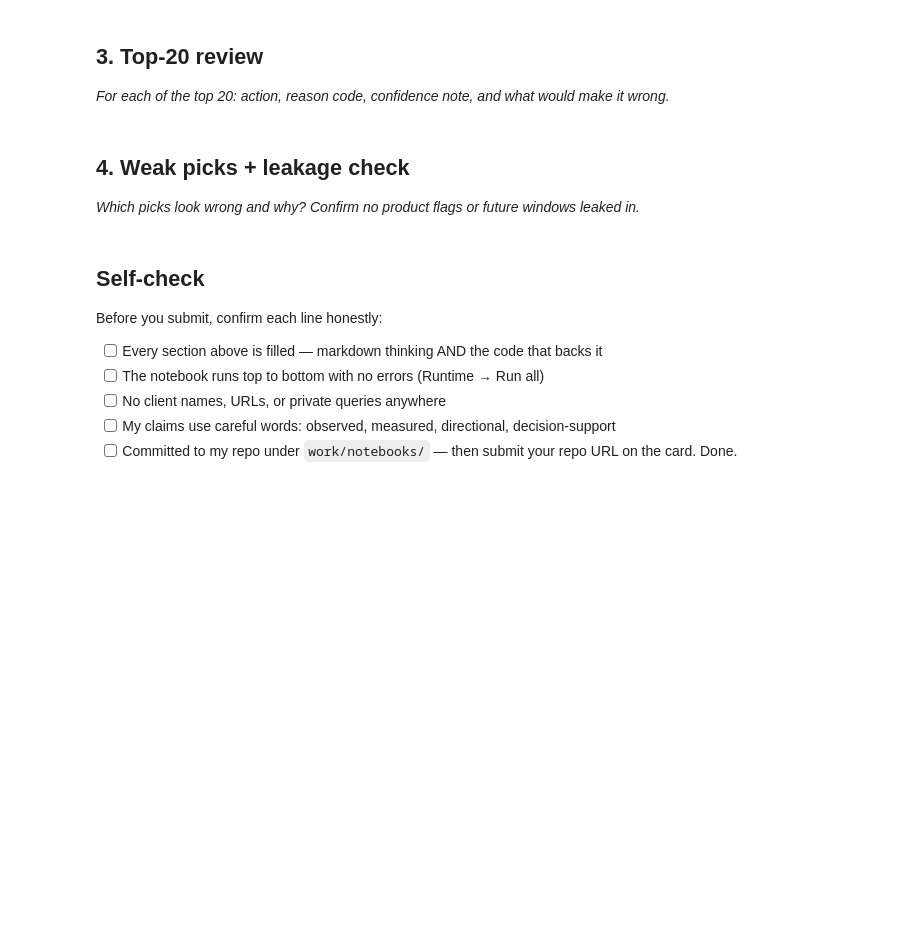
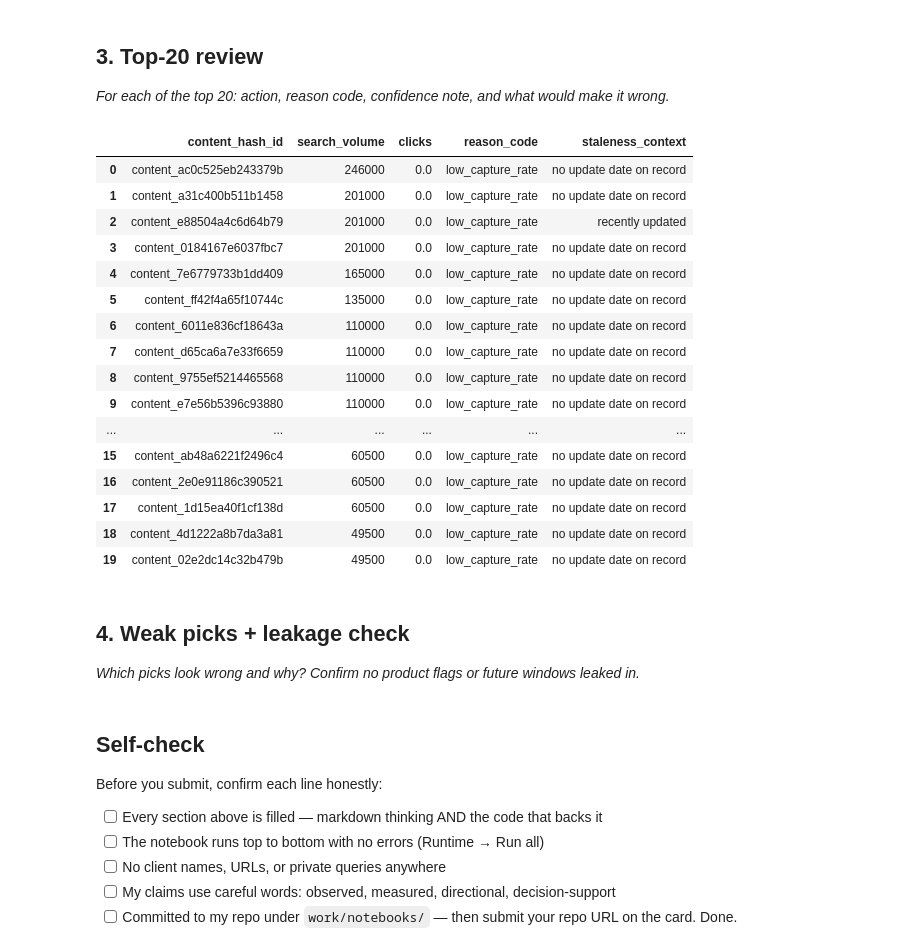
Before and after one commit to AxelYoel/FlyRank-AI-Internship---Axel-Yoel-Chandra, a Jupyter notebook: work/notebooks/w04_baseline_score.ipynb, the cells around one changed output. Saved outputs shown, nothing was run; the diff lists cells and outputs as text; code cells hidden in the pictures; blank space fills up the shorter version.

```diff
--- a/work/notebooks/w04_baseline_score.ipynb
+++ b/work/notebooks/w04_baseline_score.ipynb
@@ -180,0 +344,6 @@ dtype: float64
+# %%
+#action label only for scored rows
+df['action_label']=np.where(df['reason_code']=='low_capture_rate','review_for_recoverable_opportunity',None)
+# %%
+#rank where lower capture ratio = more opportunity = higher priority = higher rank
+df['rank']=df['capture_ratio'].rank(method='min',ascending=True)
@@ -180,0 +353,4 @@ dtype: float64
+# %%
+#final output
+output_cols =['content_hash_id','content_type','search_volume','clicks','capture_ratio','reason_code','staleness_context','action_label','rank']
+output = df[output_cols].sort_values('rank',na_position='first')
@@ -180,0 +432,8 @@ dtype: float64
+# %%
+output = df[output_cols].sort_values(
+    ['rank', 'search_volume'],
+    ascending=[True, False],
+    na_position='last'
+).reset_index(drop=True)
+
+output.head(10)
@@ -183,8 +471,25 @@ dtype: float64
 
 *For each of the top 20: action, reason code, confidence note, and what would make it wrong.*
 # %%
-# This cell is for CODE (numbers, a query, a check).
-# Write your text answer in the cell ABOVE this one — typing sentences here breaks Run All.
+output.head(20)[['content_hash_id', 'search_volume', 'clicks', 'reason_code', 'staleness_context']]
+# %% [output]
+|  | content_hash_id | search_volume | clicks | reason_code | staleness_context |
+| 0 | content_ac0c525eb243379b | 246000 | 0.0 | low_capture_rate | no update date on record |
+| 1 | content_a31c400b511b1458 | 201000 | 0.0 | low_capture_rate | no update date on record |
+| 2 | content_e88504a4c6d64b79 | 201000 | 0.0 | low_capture_rate | recently updated |
+| 3 | content_0184167e6037fbc7 | 201000 | 0.0 | low_capture_rate | no update date on record |
+| 4 | content_7e6779733b1dd409 | 165000 | 0.0 | low_capture_rate | no update date on record |
+| 5 | content_ff42f4a65f10744c | 135000 | 0.0 | low_capture_rate | no update date on record |
+| 6 | content_6011e836cf18643a | 110000 | 0.0 | low_capture_rate | no update date on record |
+| 7 | content_d65ca6a7e33f6659 | 110000 | 0.0 | low_capture_rate | no update date on record |
+| 8 | content_9755ef5214465568 | 110000 | 0.0 | low_capture_rate | no update date on record |
+| 9 | content_e7e56b5396c93880 | 110000 | 0.0 | low_capture_rate | no update date on record |
+| ... | ... | ... | ... | ... | ... |
+| 15 | content_ab48a6221f2496c4 | 60500 | 0.0 | low_capture_rate | no update date on record |
+| 16 | content_2e0e91186c390521 | 60500 | 0.0 | low_capture_rate | no update date on record |
+| 17 | content_1d15ea40f1cf138d | 60500 | 0.0 | low_capture_rate | no update date on record |
+| 18 | content_4d1222a8b7da3a81 | 49500 | 0.0 | low_capture_rate | no update date on record |
+| 19 | content_02e2dc14c32b479b | 49500 | 0.0 | low_capture_rate | no update date on record |
 # %% [markdown]
 ## 4. Weak picks + leakage check
 
```
Also changed, not shown: parts of 24 cells of this notebook.
